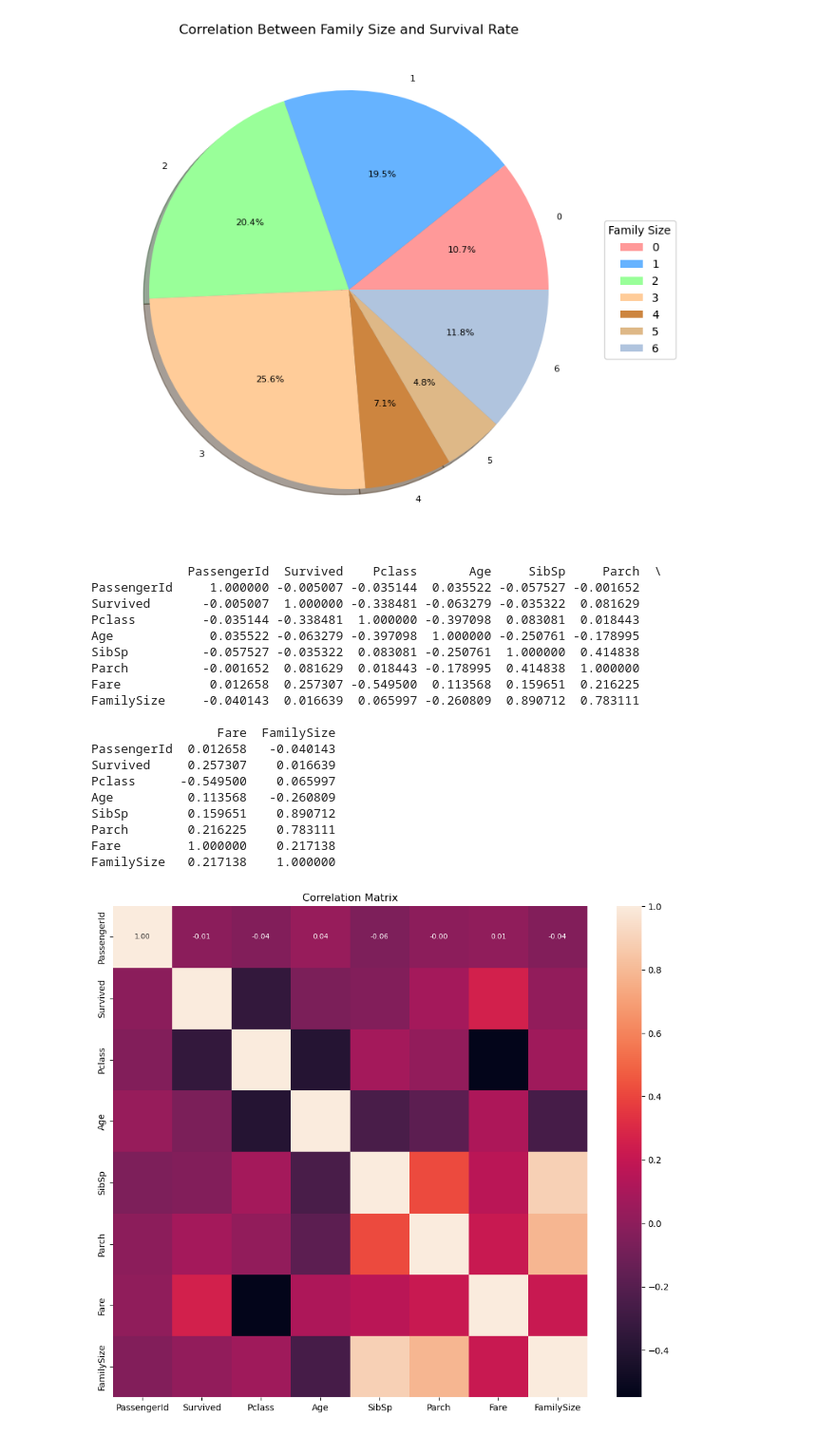
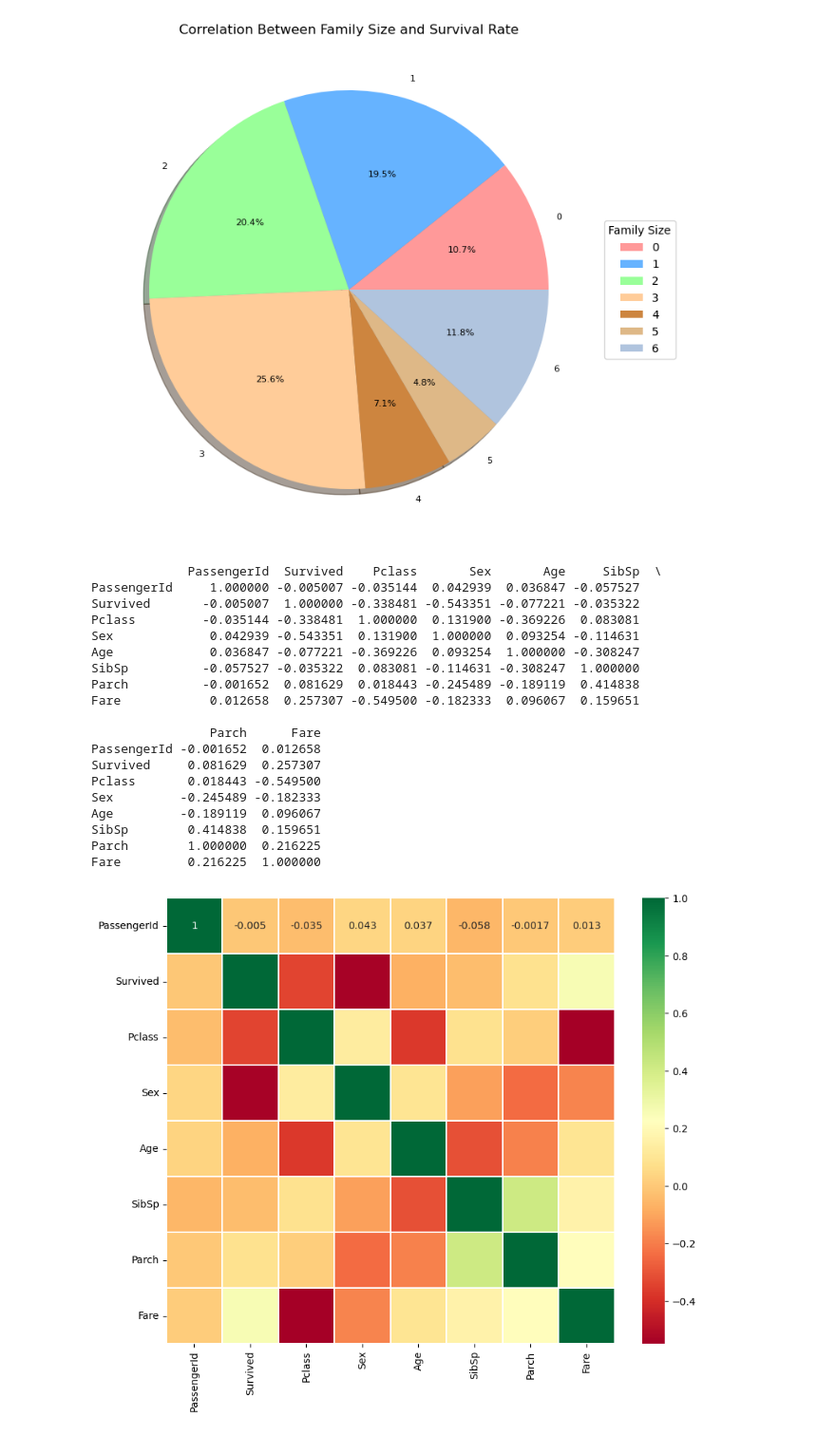
Before and after one commit to shiffa-04/Titanic-Data-set, a Jupyter notebook: Data-set.ipynb, the cells around one changed output. Shown at 95% size. Cells and saved outputs as stored; diff of their text form; code cells hidden in the pictures.

```diff
--- a/Data-set.ipynb
+++ b/Data-set.ipynb
@@ -522,40 +524,35 @@ plt.show()
 [figure]
 # %%
 #correlation matrix
-
 # Dropping non-numeric columns
+df['Sex']=df['Sex'].replace({'male':1, 'female':0})
 numeric_df = df.select_dtypes(include=['number'])
 correlation_matrix = numeric_df.corr()
 print(correlation_matrix)
 # %% [output]
-             PassengerId  Survived    Pclass       Age     SibSp     Parch  \
-PassengerId     1.000000 -0.005007 -0.035144  0.035522 -0.057527 -0.001652
-Survived       -0.005007  1.000000 -0.338481 -0.063279 -0.035322  0.081629
-Pclass         -0.035144 -0.338481  1.000000 -0.397098  0.083081  0.018443
-Age             0.035522 -0.063279 -0.397098  1.000000 -0.250761 -0.178995
-SibSp          -0.057527 -0.035322  0.083081 -0.250761  1.000000  0.414838
-Parch          -0.001652  0.081629  0.018443 -0.178995  0.414838  1.000000
-Fare            0.012658  0.257307 -0.549500  0.113568  0.159651  0.216225
-FamilySize     -0.040143  0.016639  0.065997 -0.260809  0.890712  0.783111
+             PassengerId  Survived    Pclass       Sex       Age     SibSp  \
+PassengerId     1.000000 -0.005007 -0.035144  0.042939  0.036847 -0.057527
+Survived       -0.005007  1.000000 -0.338481 -0.543351 -0.077221 -0.035322
+Pclass         -0.035144 -0.338481  1.000000  0.131900 -0.369226  0.083081
+Sex             0.042939 -0.543351  0.131900  1.000000  0.093254 -0.114631
+Age             0.036847 -0.077221 -0.369226  0.093254  1.000000 -0.308247
+SibSp          -0.057527 -0.035322  0.083081 -0.114631 -0.308247  1.000000
+Parch          -0.001652  0.081629  0.018443 -0.245489 -0.189119  0.414838
+Fare            0.012658  0.257307 -0.549500 -0.182333  0.096067  0.159651
 
-                 Fare  FamilySize
-PassengerId  0.012658   -0.040143
-Survived     0.257307    0.016639
-Pclass      -0.549500    0.065997
-Age          0.113568   -0.260809
-SibSp        0.159651    0.890712
-Parch        0.216225    0.783111
-Fare         1.000000    0.217138
-FamilySize   0.217138    1.000000
+                Parch      Fare
+PassengerId -0.001652  0.012658
+Survived     0.081629  0.257307
+Pclass       0.018443 -0.549500
+Sex         -0.245489 -0.182333
+Age         -0.189119  0.096067
+SibSp        0.414838  0.159651
+Parch        1.000000  0.216225
+Fare         0.216225  1.000000
 # %%
-import seaborn as sns
-# plt.figure(figsize=(10, 8))
-# sns.heatmap(correlation_matrix, annot=True, fmt=".2f")
-# plt.title("Correlation Matrix")
-# plt.show()
-plt.figure(figsize=(12, 10))  # You can adjust this if needed
-sns.heatmap(correlation_matrix, annot=True, fmt=".2f", annot_kws={"size": 8})
-plt.title("Correlation Matrix")
+sns.heatmap(correlation_matrix,annot=True,cmap='RdYlGn',linewidths=0.2)
+fig=plt.gcf()
+fig.set_size_inches(10,8)
 plt.show()
 # %% [output]
-[figure, old version]
+[figure, new version]
```
Also changed, not shown: parts of 5 cells of this notebook.
